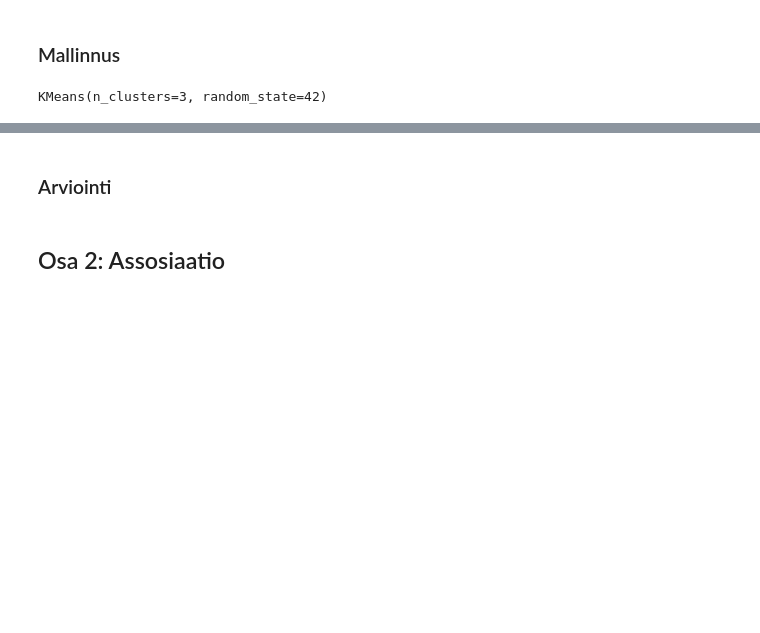
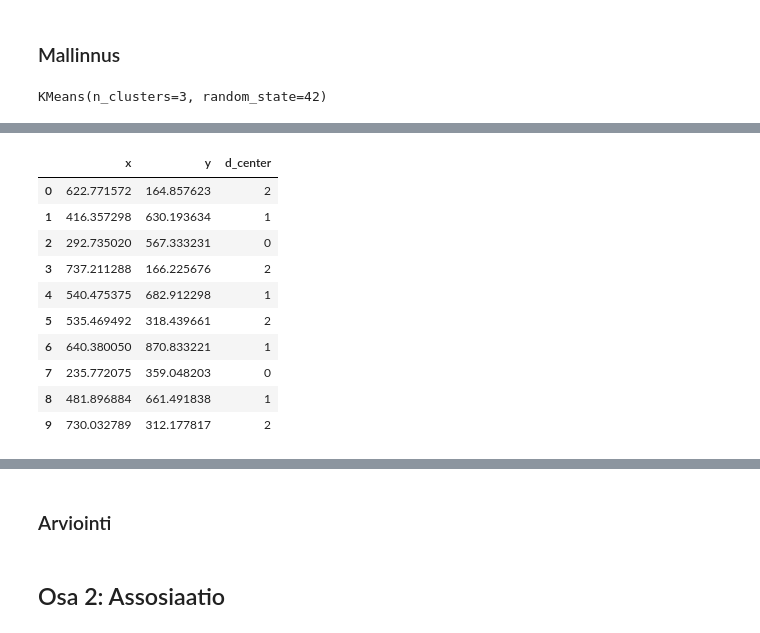
Before and after one commit to kassu11/machine-learning-AMK, a Jupyter notebook: Clustering_and_association_rule_mining/Clustering_and_association.ipynb, the cells around one changed output, grey strips where cells are left out. Saved outputs shown, nothing was run; the diff lists cells and outputs as text; code cells hidden in the pictures; blank space fills up the shorter version.

```diff
--- a/Clustering_and_association_rule_mining/Clustering_and_association.ipynb
+++ b/Clustering_and_association_rule_mining/Clustering_and_association.ipynb
@@ -95,2 +110,16 @@ Näemme nyt graafista 3:n muodostuneen klusterien keskipisteet. Graafin punaiset
 # %%
-df_cust
+df_cust_d = df_cust
+df_cust_d["d_center"] = model_k.labels_
+df_cust_d.head(10)
+# %% [output]
+|  | x | y | d_center |
+| 0 | 622.771572 | 164.857623 | 2 |
+| 1 | 416.357298 | 630.193634 | 1 |
+| 2 | 292.735020 | 567.333231 | 0 |
+| 3 | 737.211288 | 166.225676 | 2 |
+| 4 | 540.475375 | 682.912298 | 1 |
+| 5 | 535.469492 | 318.439661 | 2 |
+| 6 | 640.380050 | 870.833221 | 1 |
+| 7 | 235.772075 | 359.048203 | 0 |
+| 8 | 481.896884 | 661.491838 | 1 |
+| 9 | 730.032789 | 312.177817 | 2 |
```
Also changed, not shown: parts of 10 cells of this notebook.
